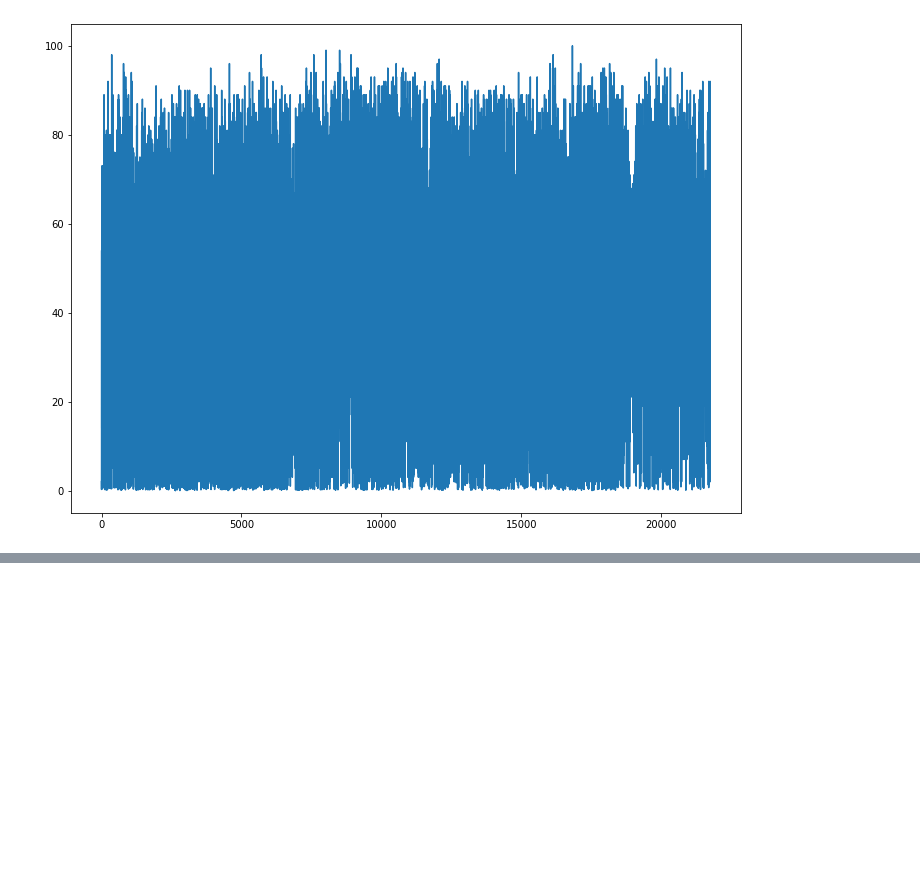
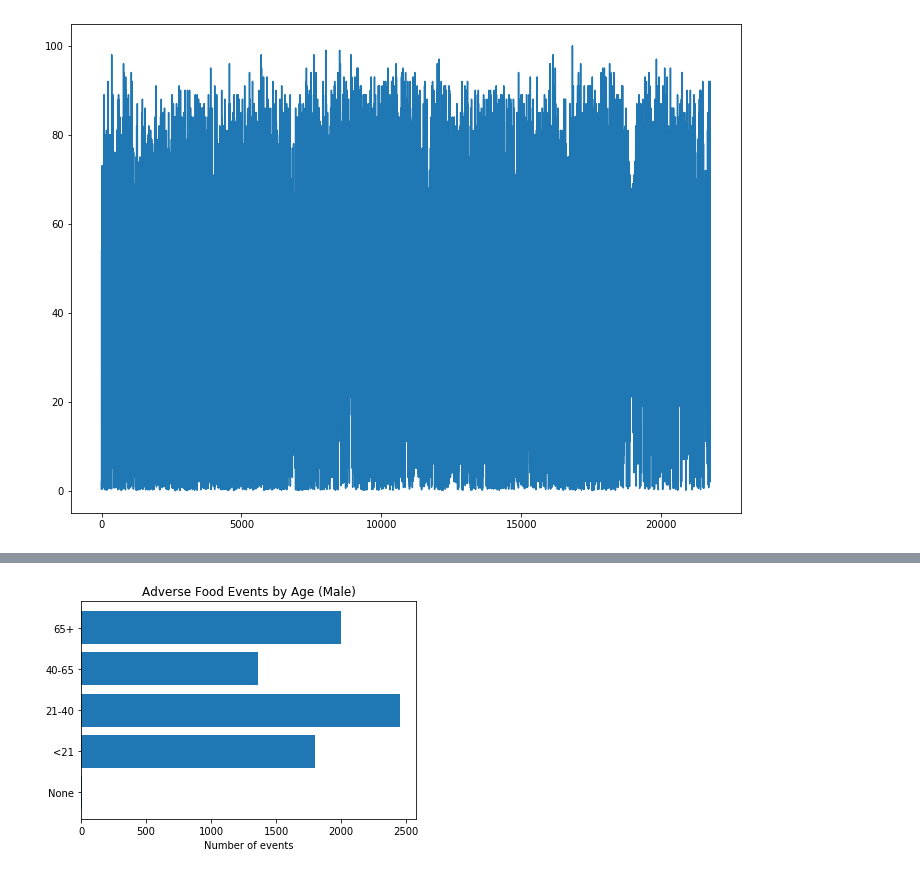
Before and after one commit to Bourbonplaytime/Adverse_Food, a Jupyter notebook: Adverse_Food.ipynb, the cells around one changed output, grey strips where cells are left out. Cells and saved outputs as stored; diff of their text form; code cells hidden in the pictures; blank space fills up the shorter version.

```diff
--- a/Adverse_Food.ipynb
+++ b/Adverse_Food.ipynb
@@ -300,0 +319,6 @@ db.close()
+# %%
+query2 = "SELECT AGE_RANGE, GENDER, COUNT (*) AS NUMBER_IN_RANGE FROM ADVERSE_AGE_RANGE WHERE GENDER = 'Male' GROUP BY AGE_RANGE;"
+
+male = pd.read_sql_query(query2, db)
+
+male
@@ -300,0 +332,7 @@ db.close()
+# %%
+plt.barh(width=male['NUMBER_IN_RANGE'], y=['None', '<21', '21-40', '40-65', '65+'])
+plt.xlabel('Number of events')
+plt.title('Adverse Food Events by Age (Male)')
+plt.show()
+# %% [output]
+[figure, added]
```
Also changed, not shown: parts of 11 cells of this notebook.
